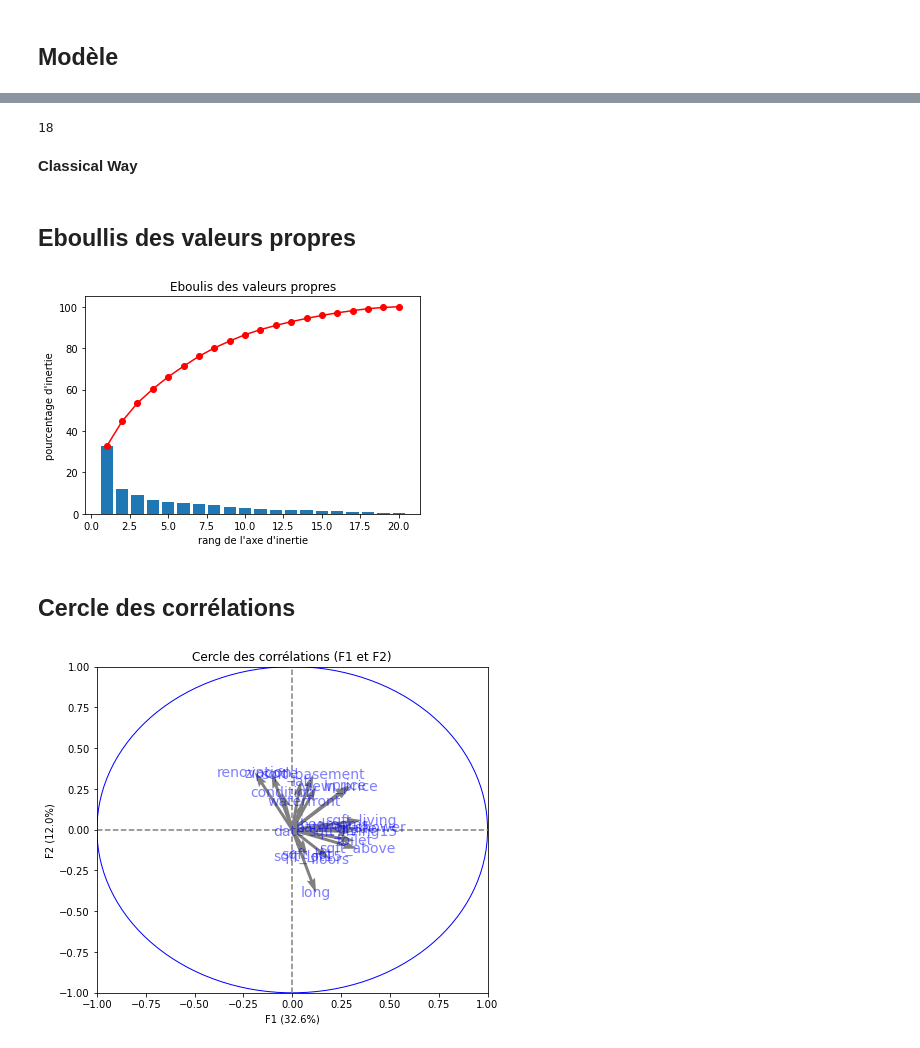
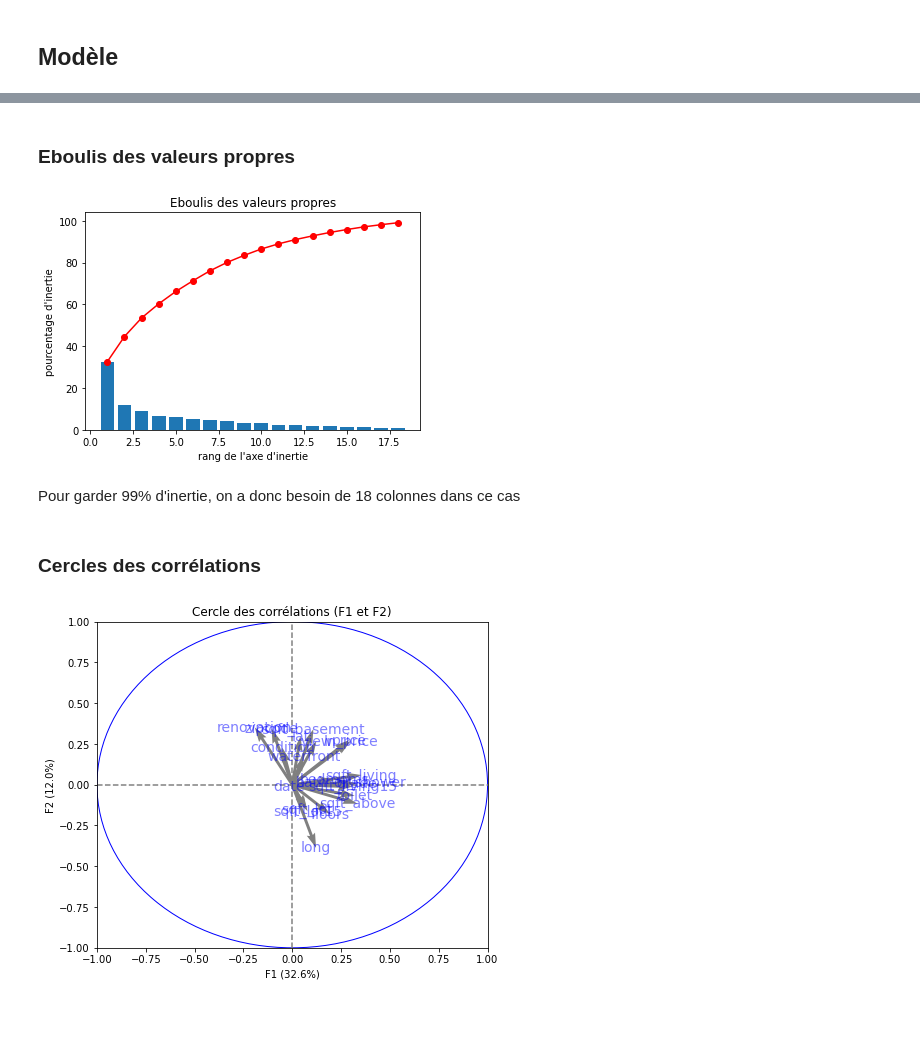
Before and after one commit to RudyBourez/Machine_Learning, a Jupyter notebook: ACP/acp.ipynb, the cells around one changed output, grey strips where cells are left out. Saved outputs shown, nothing was run; the diff lists cells and outputs as text; code cells hidden in the pictures; blank space fills up the shorter version.

```diff
--- a/ACP/acp.ipynb
+++ b/ACP/acp.ipynb
@@ -83,13 +70,0 @@ On cherche à obtenir un seuil de 99%
-# %%
-components = 1
-pca = PCA(n_components=components).fit(X_scaled)
-exp_variance = pca.explained_variance_ratio_
-while exp_variance.sum() <= 0.99:
-    components += 1
-    pca = PCA(n_components=components).fit(X_scaled)
-    exp_variance = pca.explained_variance_ratio_
-components
-# %% [output]
-18
-# %% [markdown]
-**Classical Way**
@@ -98,9 +71,11 @@ pca = PCA(n_components=0.99).fit(X_scaled)
 # %% [markdown]
-## Eboullis des valeurs propres
+### Eboulis des valeurs propres
-# %%
-display_scree_plot(PCA(20).fit(X_scaled))
-# %% [output]
-[figure, removed]
+# %%
+display_scree_plot(pca)
+# %% [output]
+[figure, added]
+# %% [markdown]
+Pour garder 99% d'inertie, on a donc besoin de 18 colonnes dans ce cas
 # %% [markdown]
-## Cercle des corrélations
+### Cercles des corrélations
 # %%
```
Also changed, not shown: parts of 26 cells of this notebook, 6 other files.
